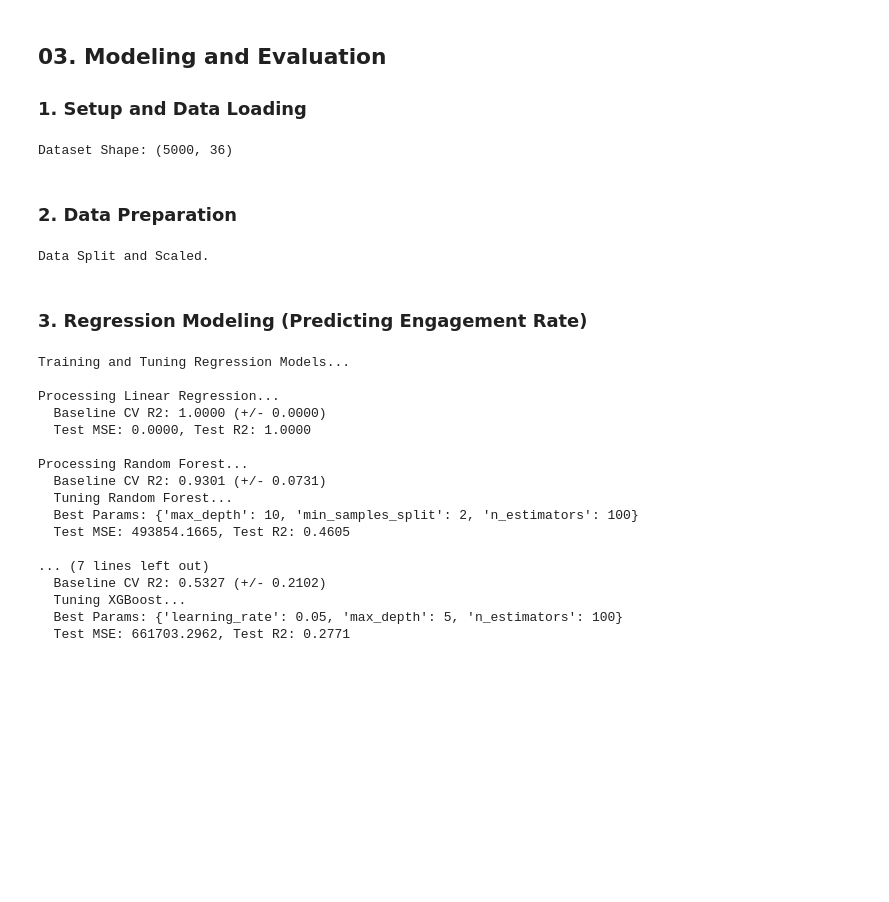
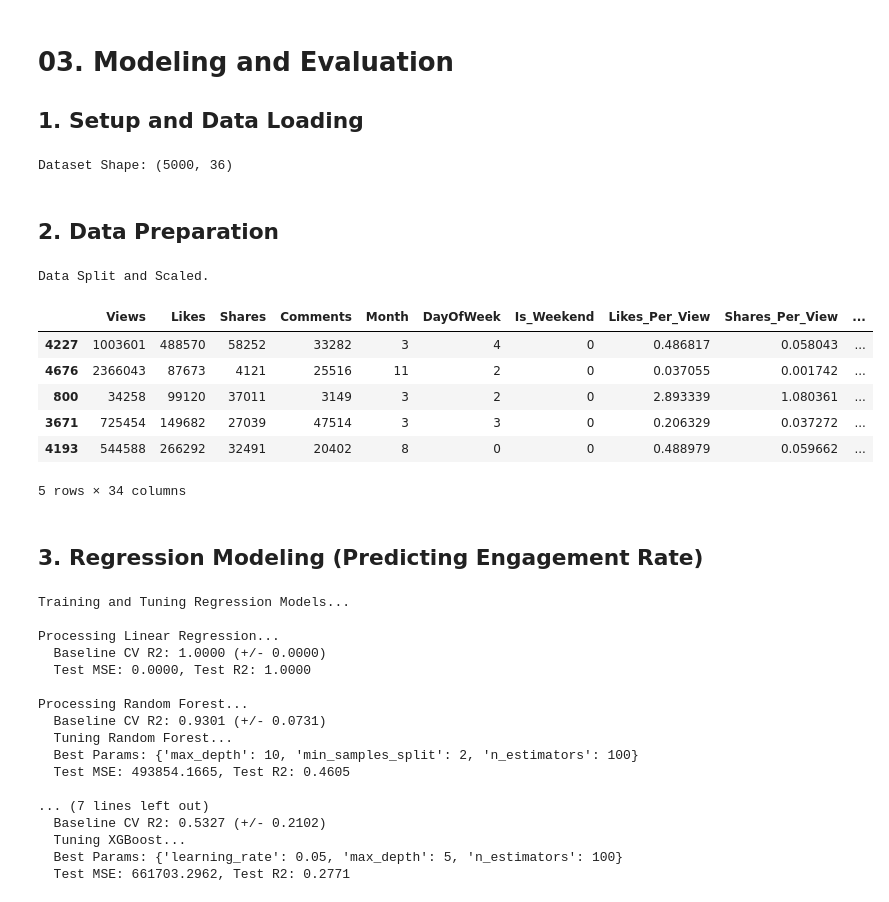
Before and after one commit to p-sahas/social-media-trends-analysis, a Jupyter notebook: 04_Modeling.ipynb, the cells around one changed output. Cells and saved outputs as stored; diff of their text form; code cells hidden in the pictures; blank space fills up the shorter version.

```diff
--- a/03_Modeling.ipynb
+++ b/04_Modeling.ipynb
@@ -1,7 +1,7 @@
 # %% [markdown]
-## 03. Modeling and Evaluation
+# 03. Modeling and Evaluation
 
-### 1. Setup and Data Loading
+## 1. Setup and Data Loading
 # %%
 import pandas as pd
 import numpy as np
@@ -25,6 +25,6 @@ except FileNotFoundError:
 # %% [output]
 Dataset Shape: (5000, 36)
 # %% [markdown]
-### 2. Data Preparation
+## 2. Data Preparation
 # %%
 # Define Features and Targets
@@ -58,5 +58,15 @@ X_test_c_scaled = scaler_c.transform(X_test_c)
 print("Data Split and Scaled.")
 # %% [output]
 Data Split and Scaled.
+# %%
+X_train_r.head()
+# %% [output]
+|  | Views | Likes | Shares | Comments | Month | DayOfWeek | Is_Weekend | Likes_Per_View | Shares_Per_View | ... |
+| 4227 | 1003601 | 488570 | 58252 | 33282 | 3 | 4 | 0 | 0.486817 | 0.058043 | ... |
+| 4676 | 2366043 | 87673 | 4121 | 25516 | 11 | 2 | 0 | 0.037055 | 0.001742 | ... |
+| 800 | 34258 | 99120 | 37011 | 3149 | 3 | 2 | 0 | 2.893339 | 1.080361 | ... |
+| 3671 | 725454 | 149682 | 27039 | 47514 | 3 | 3 | 0 | 0.206329 | 0.037272 | ... |
+| 4193 | 544588 | 266292 | 32491 | 20402 | 8 | 0 | 0 | 0.488979 | 0.059662 | ... |
+5 rows × 34 columns
 # %% [markdown]
-### 3. Regression Modeling (Predicting Engagement Rate)
+## 3. Regression Modeling (Predicting Engagement Rate)
```
Also changed, not shown: parts of 9 cells of this notebook, 3 other files.
